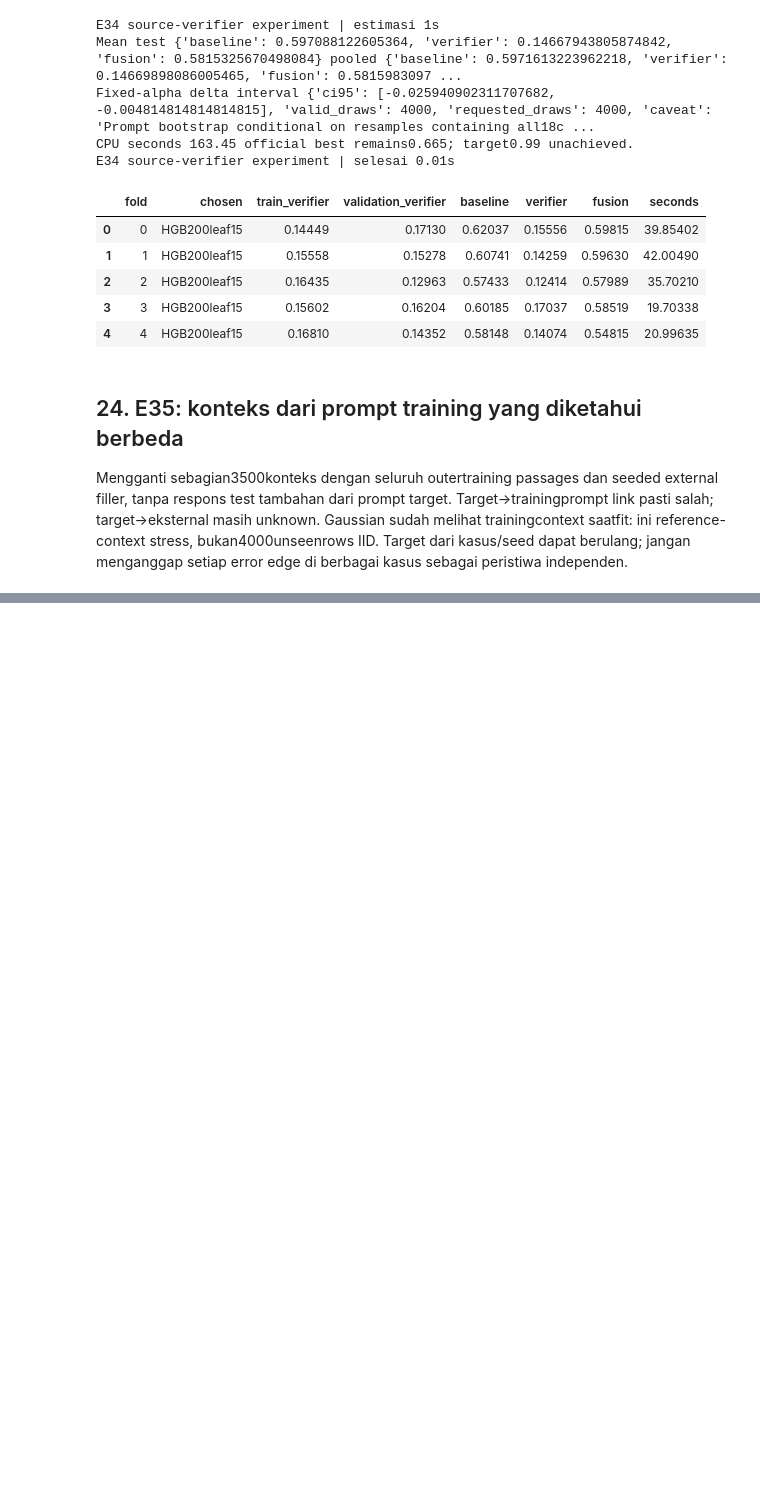
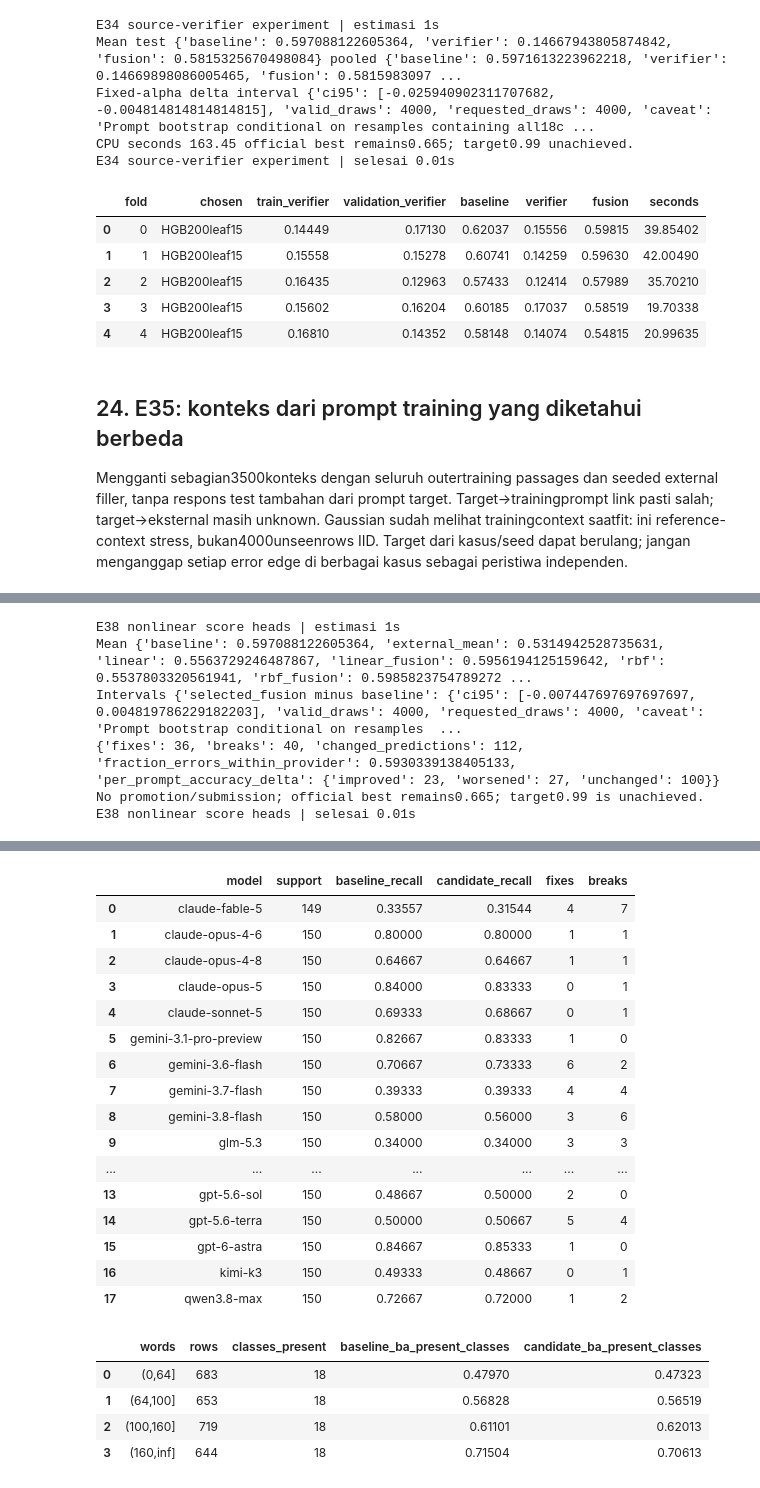
Before and after one commit to yauwes/name-that-llm-sota-pipeline, a Jupyter notebook: ntl_session_20261103.ipynb, the cells around one changed output, grey strips where cells are left out. Saved outputs shown, nothing was run; the diff lists cells and outputs as text; code cells hidden in the pictures; blank space fills up the shorter version.

```diff
--- a/ntl_session_20261103.ipynb
+++ b/ntl_session_20261103.ipynb
@@ -852,0 +859,8 @@ E35 known-different-prompt context | selesai 0.02s
+# %%
+with step('E36 input contract audit', 1):
+    e36=json.loads((ROOT/'research/experiments/e36_tpu_contract/results.json').read_text())
+    print({k:e36[k] for k in ['raw_rows','capped_rows','groups','max_group_size','rows_in_groups_over18','same_group_triplet_rows','leftover_rows']})
+    display(pd.DataFrame(e36['cosine_diagnostics']).T.round(5))
+    display(pd.DataFrame(e36['top_group_ids']))
+    print('Snapshot status',json.loads((ROOT/'research/live/20261104/tpu15_reconciled_status.json').read_text()))
+    print('Large-group size/coherence is evidence of risk, not proof all large groups are wrong or small groups correct.')
@@ -852,0 +896,20 @@ E35 known-different-prompt context | selesai 0.02s
+# %%
+with step('E37 local adaptation progress snapshot', 1):
+    directory=ROOT/'research/experiments/e37_minilm_adapt'
+    smoke=json.loads((directory/'smoke.json').read_text());print(smoke)
+    rows=[]
+    for path in sorted(directory.glob('*/history.json')):
+        history=json.loads(path.read_text())
+        if history:rows.append(dict(phase=path.parent.name,**history[-1]))
+    display(pd.DataFrame(rows).round(5))
+    complete=[]
+    for f in range(5):
+        p=directory/f'fold{f}.json'
+        if p.exists():
+            r=json.loads(p.read_text());complete.append(dict(fold=f,**r['test']))
+    summary=directory/'progress_summary.json'
+    if not complete and summary.exists():
+        complete=[dict(fold=r['fold'],**r['test']) for r in json.loads(summary.read_text())['completed_folds']]
+        print('Using archived public aggregate progress; these summaries are not resumable fold caches.')
+    display(pd.DataFrame(complete).round(5))
+    print('Completed fold count',len(complete),'/5. Partial/smoke results are not a measured leaderboard gain.')
@@ -852,0 +940,20 @@ E35 known-different-prompt context | selesai 0.02s
+# %%
+with step('E38 nonlinear score heads', 1):
+    directory=ROOT/'research/experiments/e38_nonlinear_score_head'
+    e38=json.loads((directory/'results.json').read_text())
+    rows=[json.loads((directory/f'fold{f}.json').read_text()) for f in range(5)]
+    display(pd.DataFrame([dict(fold=r['fold'],chosen=r['chosen'],**r['test']) for r in rows]).round(5))
+    print('Mean',e38['mean_test'],'pooled',e38['pooled_test'])
+    print('Intervals',e38['intervals'],'CPU seconds',round(e38['elapsed_s'],2))
+    error=json.loads((directory/'error_analysis.json').read_text())
+    print({k:error[k] for k in ['fixes','breaks','changed_predictions','fraction_errors_within_provider','per_prompt_accuracy_delta']})
+    display(pd.DataFrame(error['per_class']).round(5))
+    display(pd.DataFrame(error['length_slices']).round(5))
+    print('No promotion/submission; official best remains0.665; target0.99 is unachieved.')
+# %% [output]
+E38 nonlinear score heads | estimasi 1s
+Mean {'baseline': 0.597088122605364, 'external_mean': 0.5314942528735631, 'linear': 0.5563729246487867, 'linear_fusion': 0.5956194125159642, 'rbf': 0.5537803320561941, 'rbf_fusion': 0.5985823754789272 ...
+Intervals {'selected_fusion minus baseline': {'ci95': [-0.007447697697697697, 0.004819786229182203], 'valid_draws': 4000, 'requested_draws': 4000, 'caveat': 'Prompt bootstrap conditional on resamples  ...
+{'fixes': 36, 'breaks': 40, 'changed_predictions': 112, 'fraction_errors_within_provider': 0.5930339138405133, 'per_prompt_accuracy_delta': {'improved': 23, 'worsened': 27, 'unchanged': 100}}
+No promotion/submission; official best remains0.665; target0.99 is unachieved.
+E38 nonlinear score heads | selesai 0.01s
@@ -852,0 +966,22 @@ E35 known-different-prompt context | selesai 0.02s
+|  | model | support | baseline_recall | candidate_recall | fixes | breaks |
+| 0 | claude-fable-5 | 149 | 0.33557 | 0.31544 | 4 | 7 |
+| 1 | claude-opus-4-6 | 150 | 0.80000 | 0.80000 | 1 | 1 |
+| 2 | claude-opus-4-8 | 150 | 0.64667 | 0.64667 | 1 | 1 |
+| 3 | claude-opus-5 | 150 | 0.84000 | 0.83333 | 0 | 1 |
+| 4 | claude-sonnet-5 | 150 | 0.69333 | 0.68667 | 0 | 1 |
+| 5 | gemini-3.1-pro-preview | 150 | 0.82667 | 0.83333 | 1 | 0 |
+| 6 | gemini-3.6-flash | 150 | 0.70667 | 0.73333 | 6 | 2 |
+| 7 | gemini-3.7-flash | 150 | 0.39333 | 0.39333 | 4 | 4 |
+| 8 | gemini-3.8-flash | 150 | 0.58000 | 0.56000 | 3 | 6 |
+| 9 | glm-5.3 | 150 | 0.34000 | 0.34000 | 3 | 3 |
+| ... | ... | ... | ... | ... | ... | ... |
+| 13 | gpt-5.6-sol | 150 | 0.48667 | 0.50000 | 2 | 0 |
+| 14 | gpt-5.6-terra | 150 | 0.50000 | 0.50667 | 5 | 4 |
+| 15 | gpt-6-astra | 150 | 0.84667 | 0.85333 | 1 | 0 |
+| 16 | kimi-k3 | 150 | 0.49333 | 0.48667 | 0 | 1 |
+| 17 | qwen3.8-max | 150 | 0.72667 | 0.72000 | 1 | 2 |
+|  | words | rows | classes_present | baseline_ba_present_classes | candidate_ba_present_classes |
+| 0 | (0,64] | 683 | 18 | 0.47970 | 0.47323 |
+| 1 | (64,100] | 653 | 18 | 0.56828 | 0.56519 |
+| 2 | (100,160] | 719 | 18 | 0.61101 | 0.62013 |
+| 3 | (160,inf] | 644 | 18 | 0.71504 | 0.70613 |
```
Also changed, not shown: parts of 18 cells of this notebook, 11 other files.
